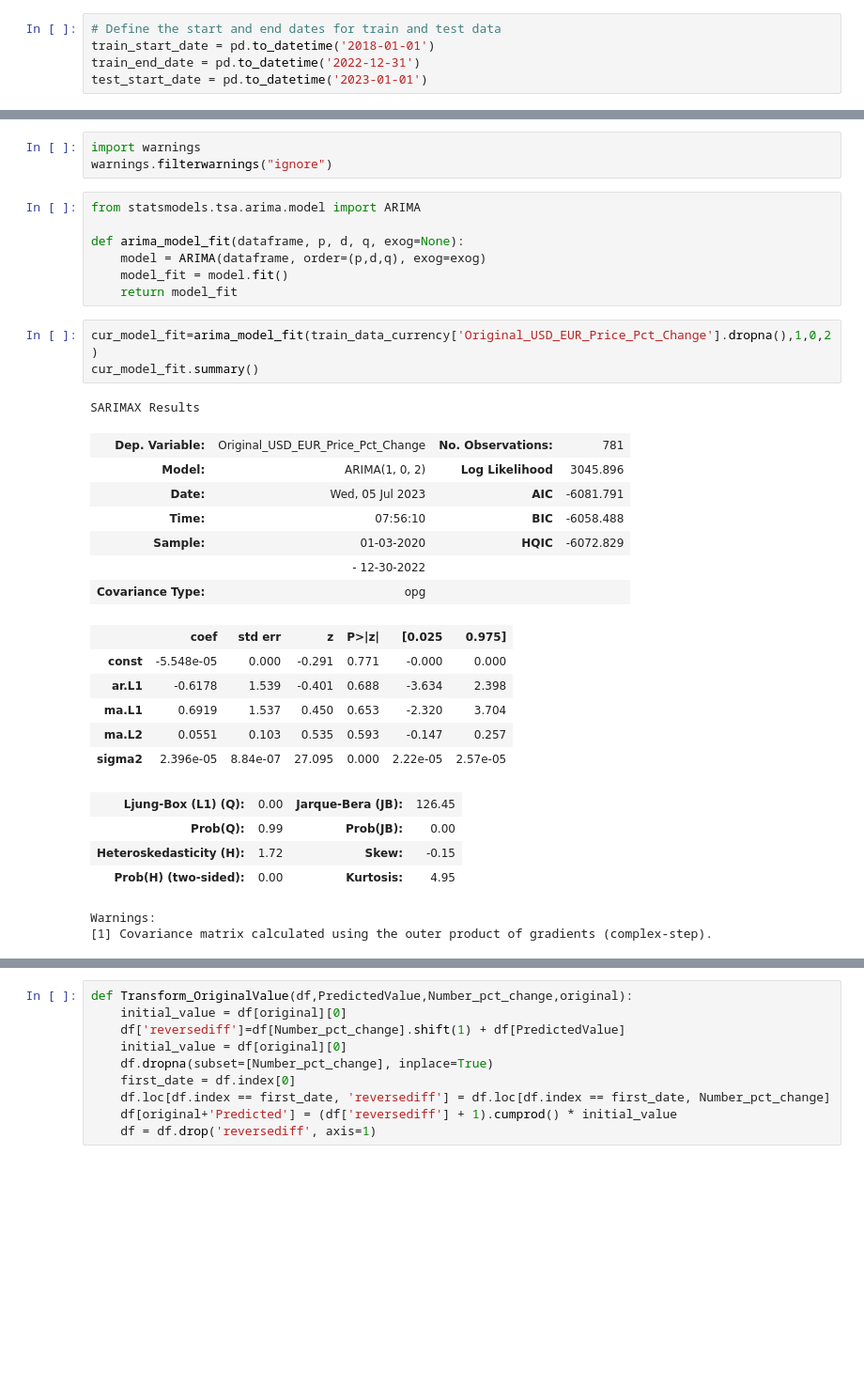
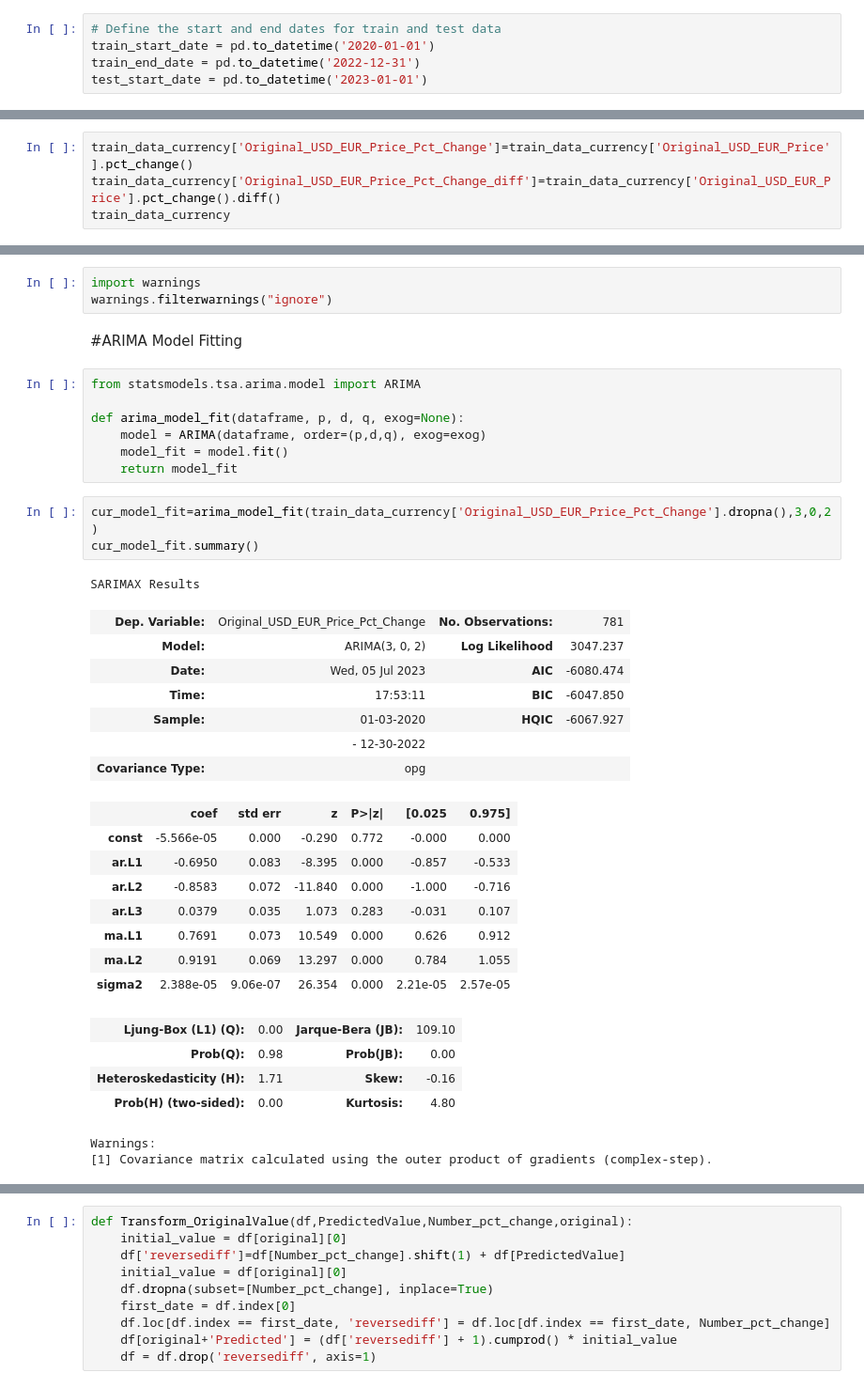
Before and after one commit to pravin-raut/MachineLearning, a Jupyter notebook: dissertation/ARIMA_Currency_v1.ipynb, the cells around one changed output, grey strips where cells are left out. Shown: that part at 94% size. Cells and saved outputs as stored; diff of their text form; blank space fills up the shorter version.

```diff
--- a/dissertation/ARIMA_Currency_v1.ipynb
+++ b/dissertation/ARIMA_Currency_v1.ipynb
@@ -117,6 +185,6 @@ plot_pacf_values(df_USD_EUR['Original_USD_EUR_Price_Pct_Change_diff'].dropna(),
 # %%
 # Define the start and end dates for train and test data
-train_start_date = pd.to_datetime('2018-01-01')
+train_start_date = pd.to_datetime('2020-01-01')
 train_end_date = pd.to_datetime('2022-12-31')
 test_start_date = pd.to_datetime('2023-01-01')
 # %%
@@ -133,0 +195,4 @@ train_data_currency.head(5)
+# %%
+train_data_currency['Original_USD_EUR_Price_Pct_Change']=train_data_currency['Original_USD_EUR_Price'].pct_change()
+train_data_currency['Original_USD_EUR_Price_Pct_Change_diff']=train_data_currency['Original_USD_EUR_Price'].pct_change().diff()
+train_data_currency
@@ -249,6 +351,8 @@ Warnings:
 # %%
 import warnings
 warnings.filterwarnings("ignore")
+# %% [markdown]
+#ARIMA Model Fitting
 # %%
 from statsmodels.tsa.arima.model import ARIMA
 
@@ -257,26 +361,28 @@ def arima_model_fit(dataframe, p, d, q, exog=None):
     model_fit = model.fit()
     return model_fit
 # %%
-cur_model_fit=arima_model_fit(train_data_currency['Original_USD_EUR_Price_Pct_Change'].dropna(),1,0,2)
+cur_model_fit=arima_model_fit(train_data_currency['Original_USD_EUR_Price_Pct_Change'].dropna(),3,0,2)
 cur_model_fit.summary()
 # %% [output]
 SARIMAX Results
 | Dep. Variable: | Original_USD_EUR_Price_Pct_Change | No. Observations: | 781 |
-| Model: | ARIMA(1, 0, 2) | Log Likelihood | 3045.896 |
-| Date: | Wed, 05 Jul 2023 | AIC | -6081.791 |
-| Time: | 07:56:10 | BIC | -6058.488 |
-| Sample: | 01-03-2020 | HQIC | -6072.829 |
+| Model: | ARIMA(3, 0, 2) | Log Likelihood | 3047.237 |
+| Date: | Wed, 05 Jul 2023 | AIC | -6080.474 |
+| Time: | 17:53:11 | BIC | -6047.850 |
+| Sample: | 01-03-2020 | HQIC | -6067.927 |
 |  | - 12-30-2022 |  |  |
 | Covariance Type: | opg |  |  |
 |  | coef | std err | z | P>|z| | [0.025 | 0.975] |
-| const | -5.548e-05 | 0.000 | -0.291 | 0.771 | -0.000 | 0.000 |
-| ar.L1 | -0.6178 | 1.539 | -0.401 | 0.688 | -3.634 | 2.398 |
-| ma.L1 | 0.6919 | 1.537 | 0.450 | 0.653 | -2.320 | 3.704 |
-| ma.L2 | 0.0551 | 0.103 | 0.535 | 0.593 | -0.147 | 0.257 |
-| sigma2 | 2.396e-05 | 8.84e-07 | 27.095 | 0.000 | 2.22e-05 | 2.57e-05 |
+| const | -5.566e-05 | 0.000 | -0.290 | 0.772 | -0.000 | 0.000 |
+| ar.L1 | -0.6950 | 0.083 | -8.395 | 0.000 | -0.857 | -0.533 |
+| ar.L2 | -0.8583 | 0.072 | -11.840 | 0.000 | -1.000 | -0.716 |
+| ar.L3 | 0.0379 | 0.035 | 1.073 | 0.283 | -0.031 | 0.107 |
+| ma.L1 | 0.7691 | 0.073 | 10.549 | 0.000 | 0.626 | 0.912 |
+| ma.L2 | 0.9191 | 0.069 | 13.297 | 0.000 | 0.784 | 1.055 |
+| sigma2 | 2.388e-05 | 9.06e-07 | 26.354 | 0.000 | 2.21e-05 | 2.57e-05 |
-| Ljung-Box (L1) (Q): | 0.00 | Jarque-Bera (JB): | 126.45 |
-| Prob(Q): | 0.99 | Prob(JB): | 0.00 |
-| Heteroskedasticity (H): | 1.72 | Skew: | -0.15 |
-| Prob(H) (two-sided): | 0.00 | Kurtosis: | 4.95 |
+| Ljung-Box (L1) (Q): | 0.00 | Jarque-Bera (JB): | 109.10 |
+| Prob(Q): | 0.98 | Prob(JB): | 0.00 |
+| Heteroskedasticity (H): | 1.71 | Skew: | -0.16 |
+| Prob(H) (two-sided): | 0.00 | Kurtosis: | 4.80 |
 Warnings:
 [1] Covariance matrix calculated using the outer product of gradients (complex-step).
```
Also changed, not shown: parts of 59 cells of this notebook.
